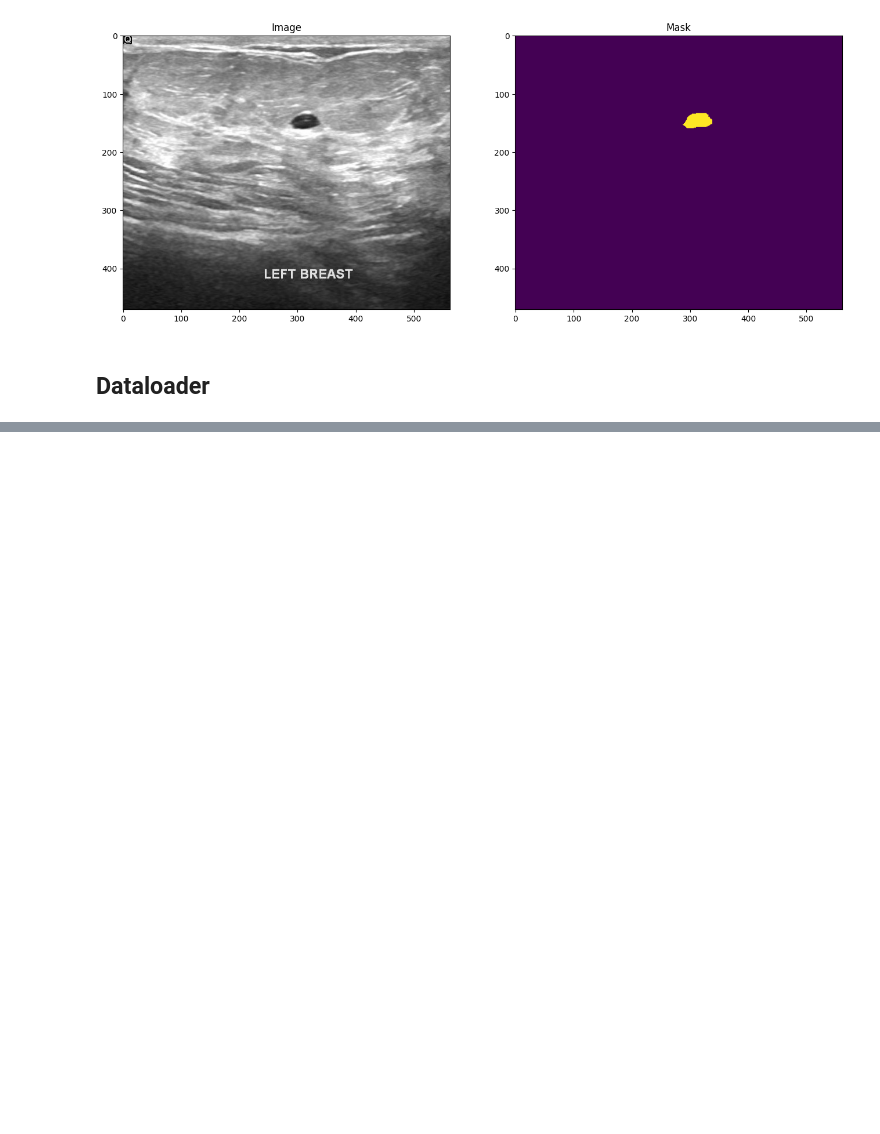
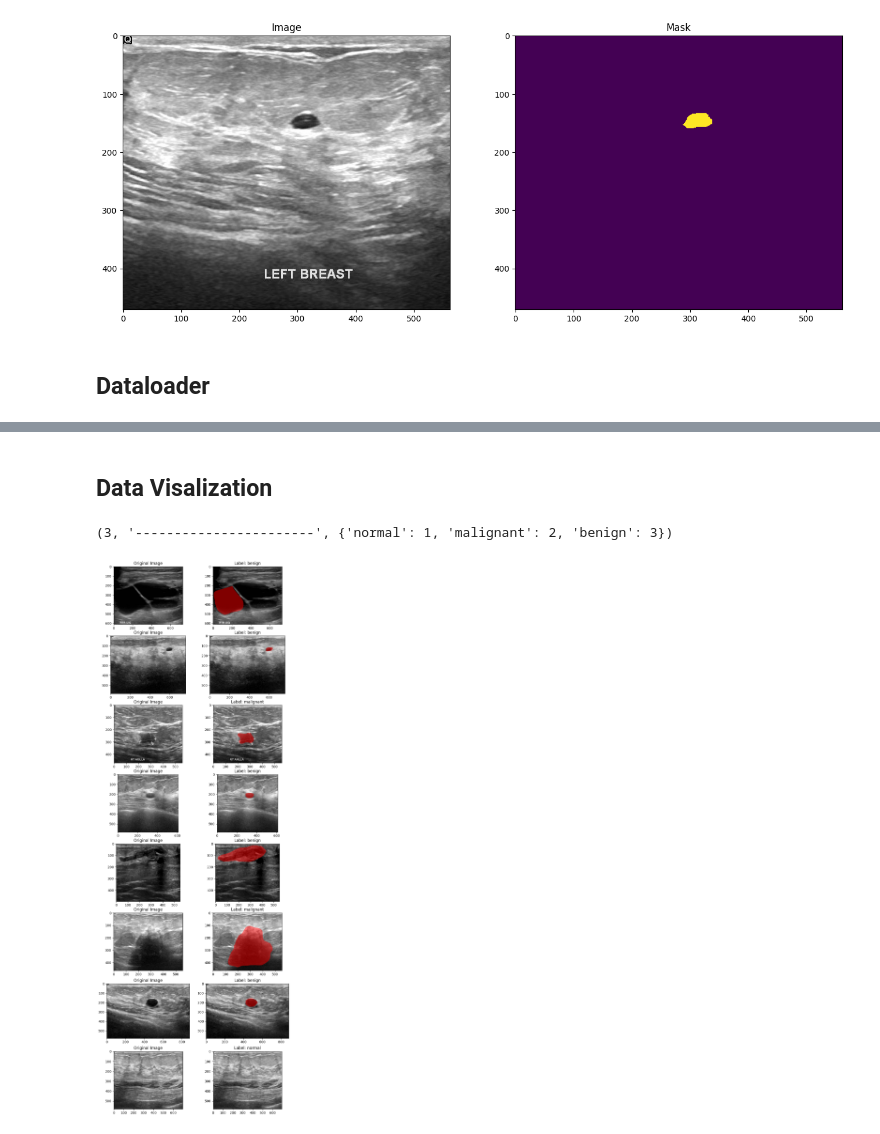
Before and after one commit to vivekpatel99/PyTorch-Breast-Ultrasound-Segmentation, a Jupyter notebook: notebooks/01_exploratory_data_analysis.ipynb, the cells around one changed output, grey strips where cells are left out. Drawn from its saved outputs; the diff is of its cells as text; code cells hidden in the pictures; blank space fills up the shorter version.

Commit message:
data_module components done

```diff
--- a/notebooks/01_exploratory_data_analysis.ipynb
+++ b/notebooks/01_exploratory_data_analysis.ipynb
@@ -87,6 +87,6 @@ from torchvision.io import read_image
 # %%
-image = read_image(str(DATA_DIR / "benign/benign (1).png"))
-mask = read_image(str(DATA_DIR / "benign/benign (1)_mask.png"))
+image = io.read_image(str(DATA_DIR / "benign/benign (1).png"))
+mask_path = io.read_image(str(DATA_DIR / "benign/benign (1)_mask.png"))
 image.shape
 # %% [output]
 torch.Size([3, 471, 562])
@@ -93,13 +97,13 @@ torch.Size([3, 471, 562])
 # %%
-image = read_image(str(DATA_DIR / "benign/benign (1).png"))
-mask = read_image(str(DATA_DIR / "benign/benign (1)_mask.png"))
+image = io.read_image(str(DATA_DIR / "benign/benign (1).png"))
+mask_path = io.read_image(str(DATA_DIR / "benign/benign (1)_mask.png"))
 plt.figure(figsize=(16, 8))
 plt.subplot(121)
 plt.title("Image")
 plt.imshow(image.permute(1, 2, 0))
 plt.subplot(122)
 plt.title("Mask")
-plt.imshow(mask.permute(1, 2, 0))
+plt.imshow(mask_path.permute(1, 2, 0))
 # %% [output]
 <matplotlib.image.AxesImage at 0x...>
 [figure]
@@ -107,0 +205,36 @@ plt.imshow(mask.permute(1, 2, 0))
+# %% [markdown]
+## Data Visalization
+# %%
+from torchvision.utils import draw_segmentation_masks
+
+dataset = BreastCancerDataset(cfg=cfg)
+inv_label_mapping = {v: k for k, v in dataset.label_mapping.items()}
+# %%
+dataset.num_classes, "-----------------------", dataset.label_mapping
+# %% [output]
+(3, '-----------------------', {'normal': 1, 'malignant': 2, 'benign': 3})
+# %%
+import random
+
+org_images, masks, labels = dataset.get_data()
+
+num_images = len(org_images)
+num_list = list(range(num_images))
+random.shuffle(num_list)
+# %%
+random.shuffle(num_list)
+fig, axs = plt.subplots(8, 2, figsize=(10, 30))
+for i, ran_idx in enumerate(num_list[:8]):
+    # image = image.permute(1, 2, 0)
+    image = io.read_image(str(org_images[ran_idx]))
+    # Plot the original image on the left
+    axs[i, 0].imshow(image.permute(1, 2, 0))
+    axs[i, 0].set_title("Original Image")
+    mask = io.read_image(str(masks[ran_idx]))
+
+    mask_bool = mask > 0.5  # convert mask to bool
+    seg_img = draw_segmentation_masks(image, mask_bool, alpha=0.5, colors="red")
+    axs[i, 1].imshow(seg_img.permute(1, 2, 0))
+    axs[i, 1].set_title(f"Label: {labels[ran_idx]}")
+# %% [output]
+[figure, added]
```
Also changed, not shown: parts of 5 cells of this notebook, 4 other files.
